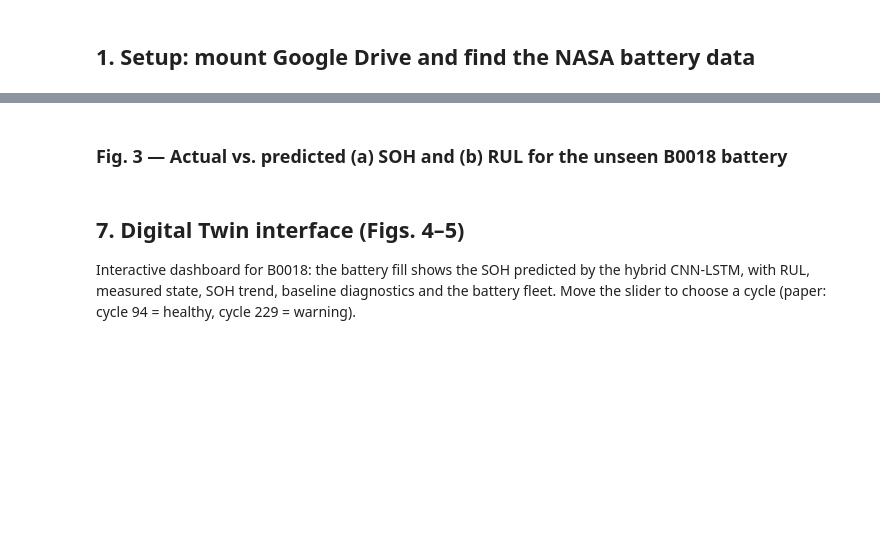
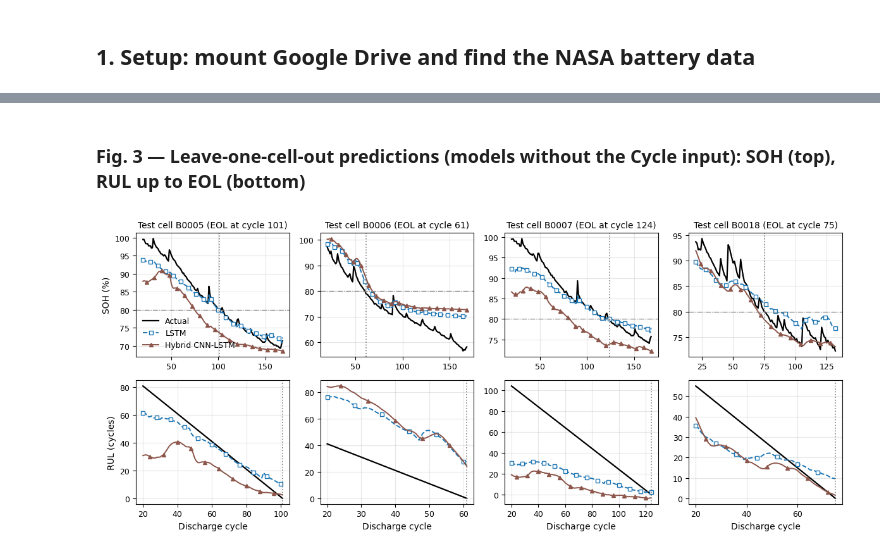
Before and after one commit to EngrAdil575/battery-soh-rul-digital-twin, a Jupyter notebook: code/Battery_Digital_Twin_Notebook.ipynb, the cells around one changed output, grey strips where cells are left out. Saved outputs shown, nothing was run; the diff lists cells and outputs as text; code cells hidden in the pictures; blank space fills up the shorter version.

```diff
--- a/code/Battery_Digital_Twin_Notebook.ipynb
+++ b/code/Battery_Digital_Twin_Notebook.ipynb
@@ -14,7 +14,7 @@ drive.mount("/content/drive")
 
 # Find the NASA battery .mat files anywhere in Drive; extract the zip only if they are not there yet
 ROOT = "/content/drive/MyDrive"
-OUT = "/content/drive/MyDrive/FYP_NASA_Battery/paper_results"
+OUT = "/content/drive/MyDrive/FYP_NASA_Battery/paper_results/revised"
 os.makedirs(OUT, exist_ok=True)
 
 def find_b0005():
@@ -347,21 +536,34 @@ energy_valid.to_csv(os.path.join(OUT, "Fig2b_energy_correction_B0005.csv"), inde
-# %% [markdown]
-### Fig. 3 — Actual vs. predicted (a) SOH and (b) RUL for the unseen B0018 battery
-# %%
-STYLE = {
-    "Actual":          dict(color="black",      ls="-",  lw=1.8, marker=None),
-    "LSTM":            dict(color="tab:blue",   ls="--", lw=1.5, marker="s", ms=5, mfc="white", markevery=8),
-    "Hybrid CNN-LSTM": dict(color="tab:brown",  ls="-",  lw=1.5, marker="^", ms=6, markevery=(4, 8)),
-}
-for j, (name, ylabel, scale) in enumerate([("SOH", "SOH (%)", 100), ("RUL", "RUL (cycles)", 1)]):
-    plt.figure(figsize=(5, 3.1))
-    plt.plot(test_cycles, actual[:, j] * scale, label=f"Actual {name}", **STYLE["Actual"])
-    for kind in MODEL_NAMES:
-        plt.plot(test_cycles, PRED[kind][:, j] * scale, label=kind, **STYLE[kind])
-    plt.xlabel("Cycle"); plt.ylabel(ylabel)
-    plt.legend(frameon=False); plt.grid(True, alpha=0.3); plt.tight_layout()
-    plt.savefig(os.path.join(OUT, f"Actual_vs_Predicted_{name}.png"), dpi=300)
-    plt.show()
-print("Figures saved to", OUT)
-# %% [markdown]
-## 7. Digital Twin interface (Figs. 4–5)
-Interactive dashboard for B0018: the battery fill shows the SOH predicted by the hybrid CNN-LSTM, with RUL, measured state, SOH trend, baseline diagnostics and the battery fleet. Move the slider to choose a cycle (paper: cycle 94 = healthy, cycle 229 = warning).
+# %% [markdown]
+### Fig. 3 — Leave-one-cell-out predictions (models without the Cycle input): SOH (top), RUL up to EOL (bottom)
+# %%
+P_all = preds
+P_all = P_all[P_all["Features"] == "without Cycle"]
+plt.rcParams.update({"font.size": 10, "axes.labelsize": 10, "legend.fontsize": 9,
+                     "xtick.labelsize": 9, "ytick.labelsize": 9})
+STY = {"Actual": dict(color="black", ls="-", lw=1.6),
+       "LSTM": dict(color="tab:blue", ls="--", lw=1.4, marker="s", ms=4, mfc="white", markevery=8),
+       "Hybrid CNN-LSTM": dict(color="tab:brown", ls="-", lw=1.4, marker="^", ms=5, markevery=(4, 8))}
+fig, ax = plt.subplots(2, 4, figsize=(12, 5.2))
+for c, b in enumerate(BATTERIES):
+    eol = int(df.loc[df.Battery == b, "EOL_cycle"].iloc[0])
+    for kind in ["LSTM", "Hybrid CNN-LSTM"]:
+        g = P_all[(P_all["Test cell"] == b) & (P_all["Model"] == kind)].sort_values("Cycle")
+        if kind == "LSTM":
+            ax[0, c].plot(g.Cycle, 100 * g["Actual SOH"], label="Actual", **STY["Actual"])
+            ax[1, c].plot(g.Cycle[g.Cycle <= eol], g["Actual RUL"][g.Cycle <= eol], label="Actual", **STY["Actual"])
+        ax[0, c].plot(g.Cycle, 100 * g["Pred SOH"], label=kind, **STY[kind])
+        gr_ = g[g.Cycle <= eol]                                      # RUL is defined (and scored) up to EOL
+        ax[1, c].plot(gr_.Cycle, gr_["Pred RUL"], label=kind, **STY[kind])
+    for r in (0, 1):
+        ax[r, c].axvline(eol, color="gray", ls=":", lw=1.2)
+        ax[r, c].grid(True, alpha=0.3)
+    ax[0, c].axhline(80, color="gray", ls="-.", lw=0.9)
+    ax[0, c].set_title(f"Test cell {b} (EOL at cycle {eol})", fontsize=10)
+    ax[1, c].set_xlabel("Discharge cycle")
+ax[0, 0].set_ylabel("SOH (%)"); ax[1, 0].set_ylabel("RUL (cycles)")
+ax[0, 0].legend(frameon=False, loc="lower left")
+fig.tight_layout()
+fig.savefig(os.path.join(OUT, "Fig_LOCO_SOH_RUL.png"), dpi=300)
+plt.show()
+# %% [output]
+[figure, added]
```
Also changed, not shown: parts of 33 cells of this notebook, 48 other files.
